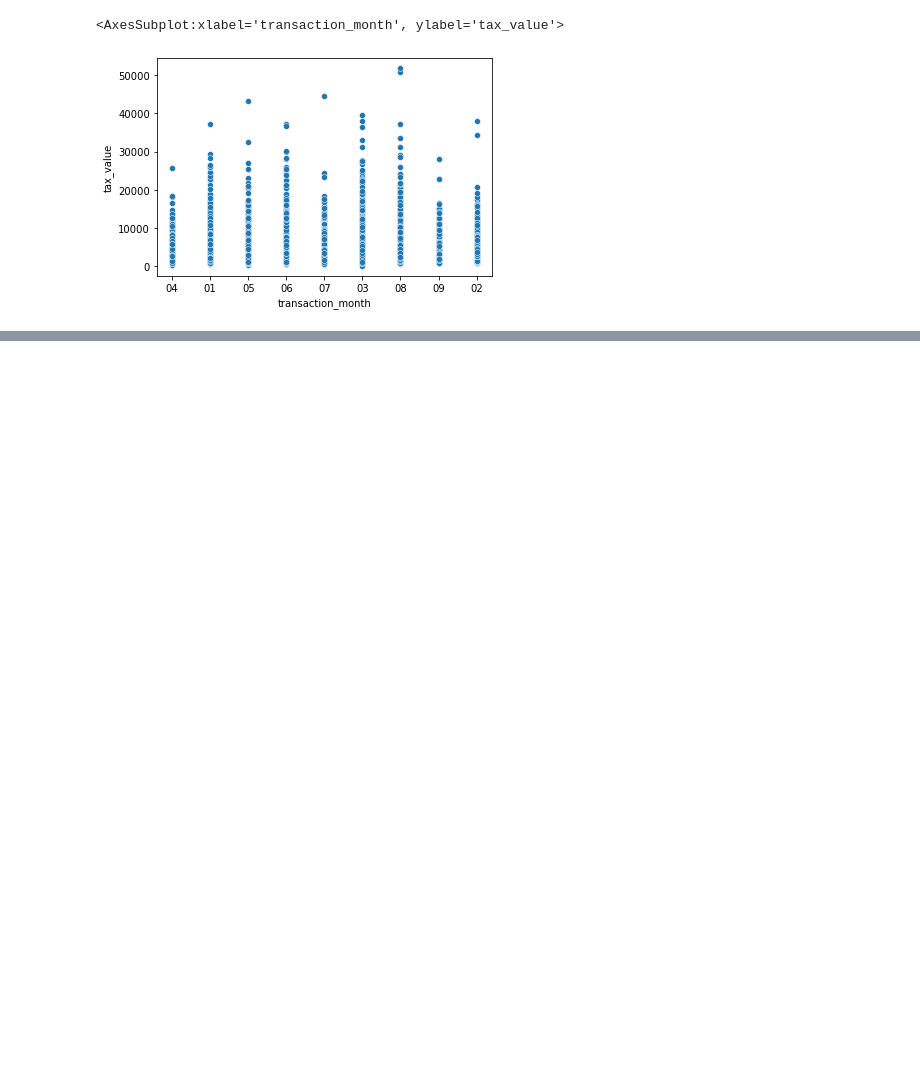
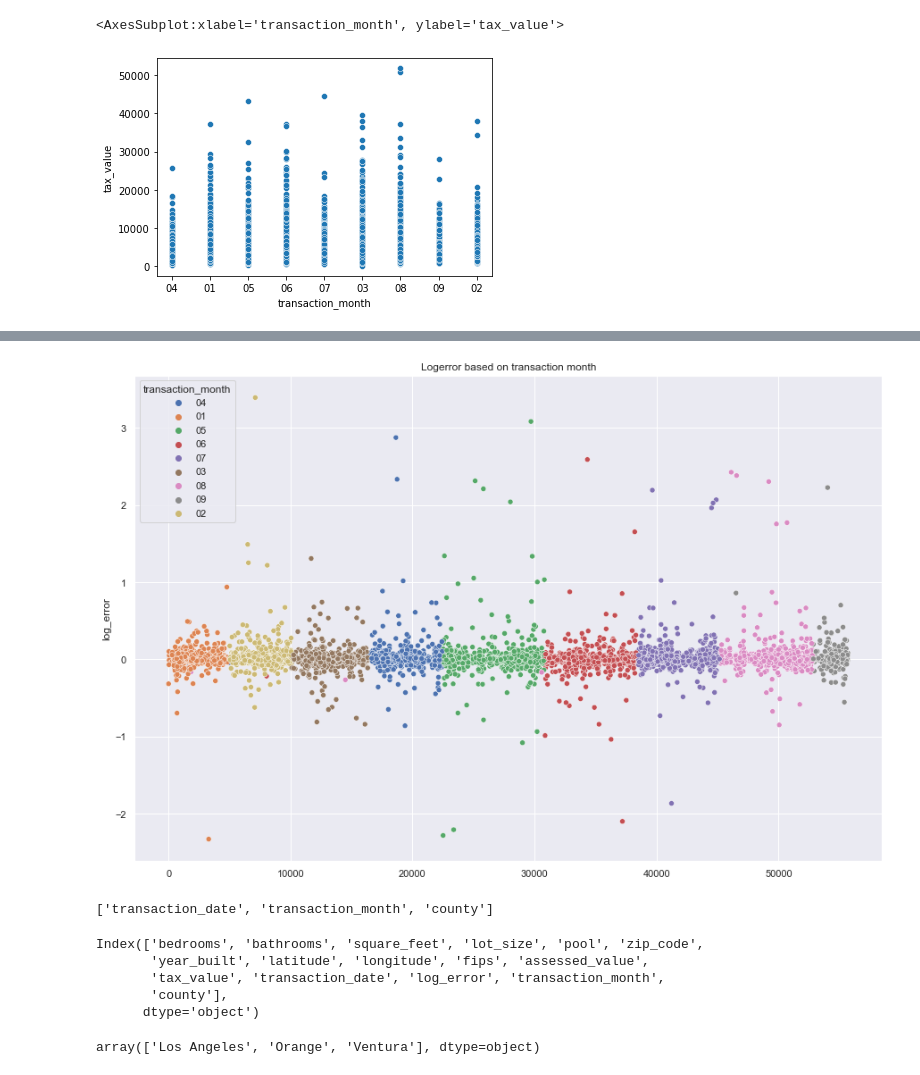
Before and after one commit to raycerna/zillow-regression-project, a Jupyter notebook: explore.ipynb, the cells around one changed output, grey strips where cells are left out. Drawn from its saved outputs; the diff is of its cells as text; code cells hidden in the pictures; blank space fills up the shorter version.

```diff
--- a/explore.ipynb
+++ b/explore.ipynb
@@ -43,0 +127,22 @@ sns.scatterplot(x=train.transaction_month, y=train.tax_value)
+# %%
+plt.figure(figsize=(15,10))
+sns.scatterplot(x=train.index,y=train.log_error,hue=train.transaction_month).set_title("Logerror based on transaction month");
+# %% [output]
+[figure, added]
+# %%
+categorical = [col for col in train.columns if train[col].dtypes  in ['object'] ]
+categorical
+# %% [output]
+['transaction_date', 'transaction_month', 'county']
+# %%
+train.columns
+# %% [output]
+Index(['bedrooms', 'bathrooms', 'square_feet', 'lot_size', 'pool', 'zip_code',
+       'year_built', 'latitude', 'longitude', 'fips', 'assessed_value',
+       'tax_value', 'transaction_date', 'log_error', 'transaction_month',
+       'county'],
+      dtype='object')
+# %%
+train['county'].unique()
+# %% [output]
+array(['Los Angeles', 'Orange', 'Ventura'], dtype=object)
```
Also changed, not shown: parts of 13 cells of this notebook.
